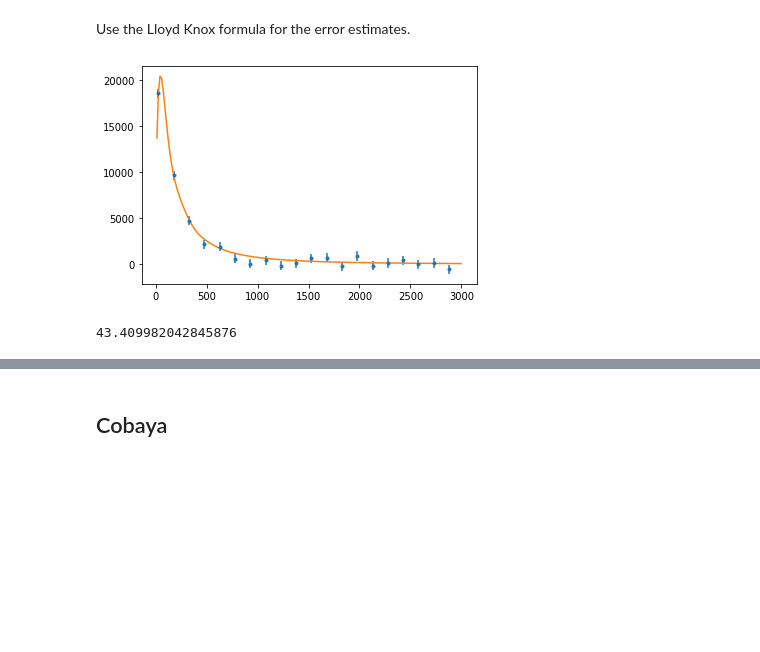
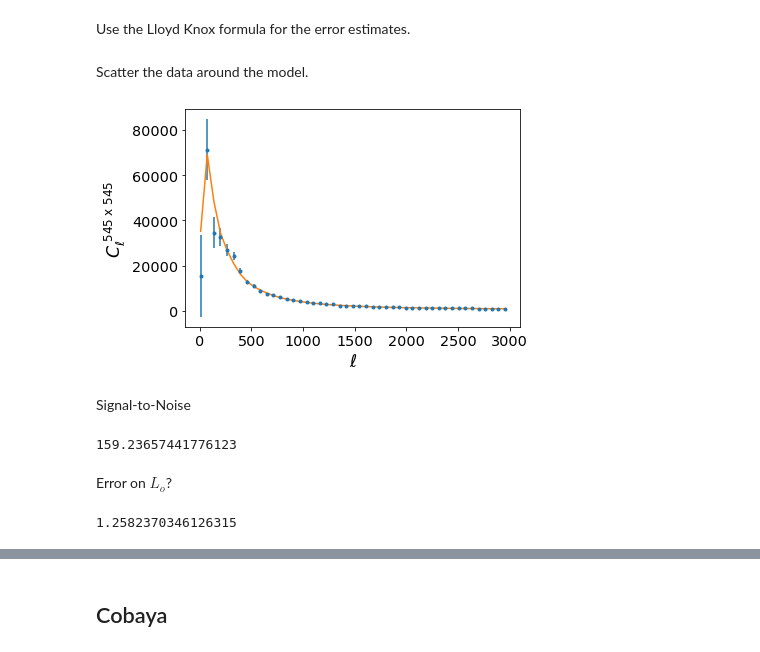
Before and after one commit to simonsobs/hmvec, a Jupyter notebook: cib_example.ipynb, the cells around one changed output, grey strips where cells are left out. Saved outputs shown, nothing was run; the diff lists cells and outputs as text; code cells hidden in the pictures; blank space fills up the shorter version.

```diff
--- a/cib_example.ipynb
+++ b/cib_example.ipynb
@@ -31,3 +30,10 @@ ells = np.linspace(10, 3000, 200)
+# %%
+#Setup ells to Evaluate Cell at
+lowell = 10
+highell = 3000
+ellstep = 64
+ells = np.arange(lowell, highell, ellstep)
+Nell = len(ells)
 # %%
 #Initialize Halo Model
 hcos = hm.HaloModel(redshifts, ks, ms=masses, mass_function='tinker')
@@ -116,9 +117,28 @@ ydata = np.random.normal(loc=C_tot[1::int(len(ells)/20)]* 3e-15, scale=sigma)
-# %%
-plt.errorbar(xdata,ydata, yerr=sigma, fmt='.')
-plt.plot(ells, C_tot * 3e-15);
-# %% [output]
-[figure, removed]
+# %%
+def knox(ells, fsky, Cl, deltaell, Nl):
+    return np.sqrt(2./((2*ells+1) * fsky * deltaell)) * Cl * Nl
+
+#Get Error
+fsky = 0.2
+Nl = 6
+Cerr = knox(ells, fsky, C_tot_tink, ellstep, Nl)
+# %% [markdown]
+Scatter the data around the model.
+# %%
+from numpy.random import default_rng
+rng = default_rng()
+ydata = rng.normal(loc=C_tot_tink, scale=Cerr)
+# %%
+plt.errorbar(ells, ydata, yerr=Cerr, fmt='.')
+plt.plot(ells, C_tot_tink)
+plt.xlabel(r'$\ell$')
+plt.ylabel(r'$C^{\; 545 \;\mathrm{x}\; 545}_\ell$')
+plt.yscale('linear');
+# %% [output]
+[figure, added]
+# %% [markdown]
+Signal-to-Noise
 # %%
-np.sqrt(np.sum((ydata/sigma)**2))
+np.sqrt(np.sum((ydata/Cerr)**2))
 # %% [output]
-43.409982042845876
+159.23657441776123
@@ -126,0 +145,6 @@ cov = np.identity(len(ydata)) * sigma
+# %% [markdown]
+Error on $L_o$?
+# %%
+np.sqrt(np.sum((Cerr/ydata)**2))
+# %% [output]
+1.2582370346126315
```
Also changed, not shown: parts of 22 cells of this notebook, 2 other files.
